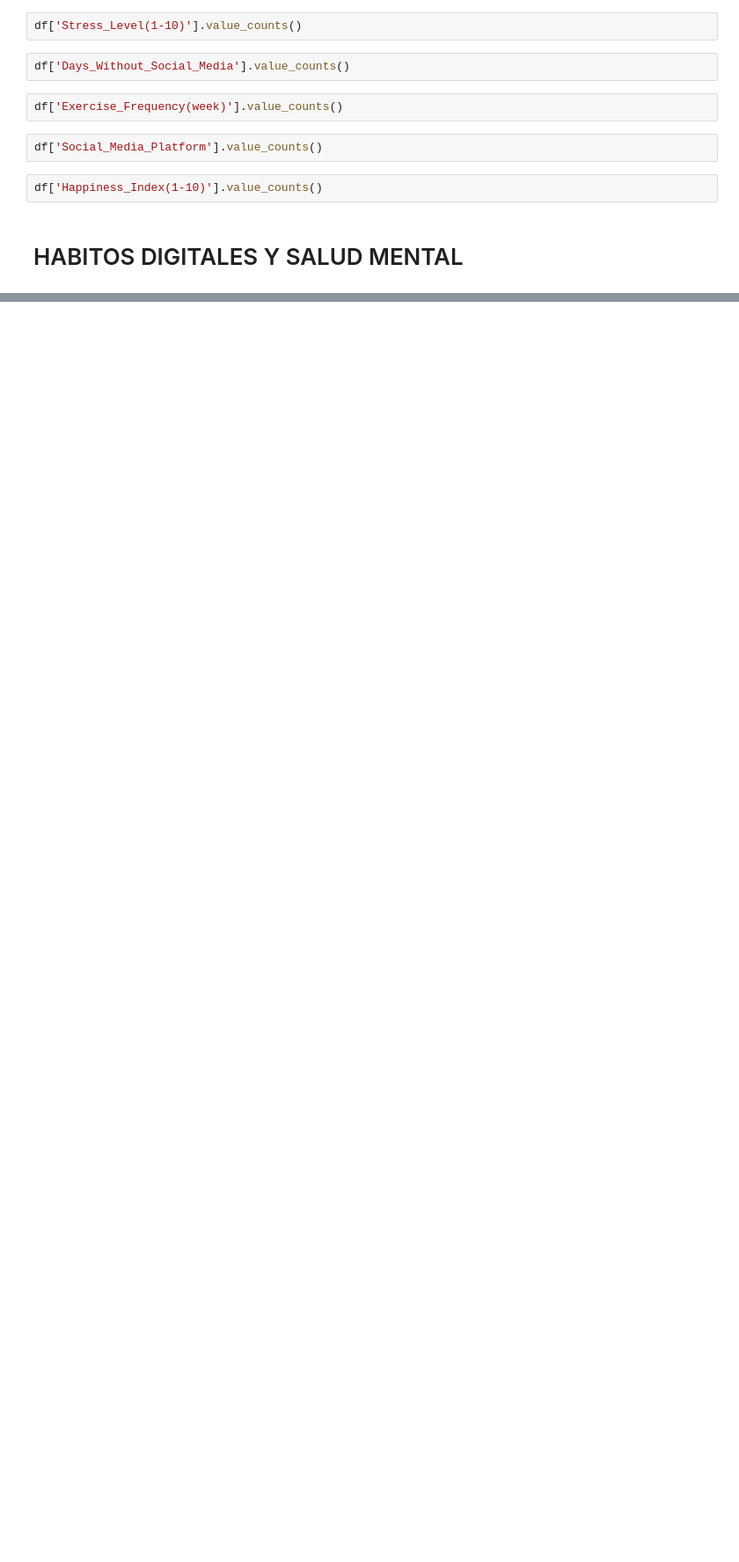
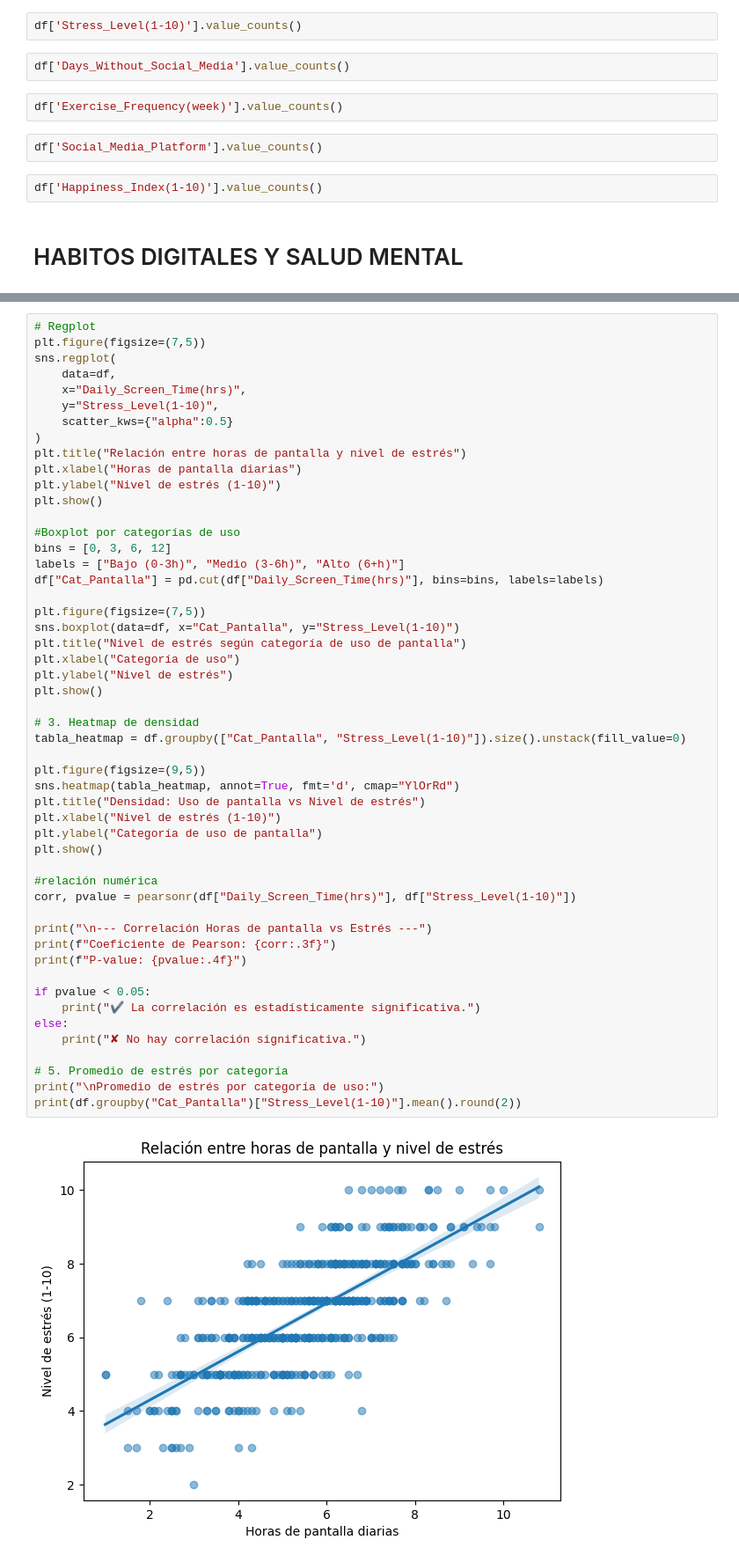
Before and after one commit to Neyder2502/salud-mental-analisis-datos, a Jupyter notebook: notebooks/Neyder.ipynb, the cells around one changed output, grey strips where cells are left out. Shown at 88% size. Drawn from its saved outputs; the diff is of its cells as text; blank space fills up the shorter version.

```diff
--- a/notebooks/Neyder.ipynb
+++ b/notebooks/Neyder.ipynb
@@ -95,0 +196,53 @@ df['Happiness_Index(1-10)'].value_counts()
+# %%
+# Regplot
+plt.figure(figsize=(7,5))
+sns.regplot(
+    data=df,
+    x="Daily_Screen_Time(hrs)",
+    y="Stress_Level(1-10)",
+    scatter_kws={"alpha":0.5}
+)
+plt.title("Relación entre horas de pantalla y nivel de estrés")
+plt.xlabel("Horas de pantalla diarias")
+plt.ylabel("Nivel de estrés (1-10)")
+plt.show()
+
+#Boxplot por categorías de uso
+bins = [0, 3, 6, 12]
+labels = ["Bajo (0-3h)", "Medio (3-6h)", "Alto (6+h)"]
+df["Cat_Pantalla"] = pd.cut(df["Daily_Screen_Time(hrs)"], bins=bins, labels=labels)
+
+plt.figure(figsize=(7,5))
+sns.boxplot(data=df, x="Cat_Pantalla", y="Stress_Level(1-10)")
+plt.title("Nivel de estrés según categoría de uso de pantalla")
+plt.xlabel("Categoría de uso")
+plt.ylabel("Nivel de estrés")
+plt.show()
+
+# 3. Heatmap de densidad
+tabla_heatmap = df.groupby(["Cat_Pantalla", "Stress_Level(1-10)"]).size().unstack(fill_value=0)
+
+plt.figure(figsize=(9,5))
+sns.heatmap(tabla_heatmap, annot=True, fmt='d', cmap="YlOrRd")
+plt.title("Densidad: Uso de pantalla vs Nivel de estrés")
+plt.xlabel("Nivel de estrés (1-10)")
+plt.ylabel("Categoría de uso de pantalla")
+plt.show()
+
+#relación numérica
+corr, pvalue = pearsonr(df["Daily_Screen_Time(hrs)"], df["Stress_Level(1-10)"])
+
+print("\n--- Correlación Horas de pantalla vs Estrés ---")
+print(f"Coeficiente de Pearson: {corr:.3f}")
+print(f"P-value: {pvalue:.4f}")
+
+if pvalue < 0.05:
+    print("✔ La correlación es estadísticamente significativa.")
+else:
+    print("✘ No hay correlación significativa.")
+
+# 5. Promedio de estrés por categoría
+print("\nPromedio de estrés por categoría de uso:")
+print(df.groupby("Cat_Pantalla")["Stress_Level(1-10)"].mean().round(2))
+# %% [output]
+[figure, added]
```
Also changed, not shown: parts of 17 cells of this notebook.
